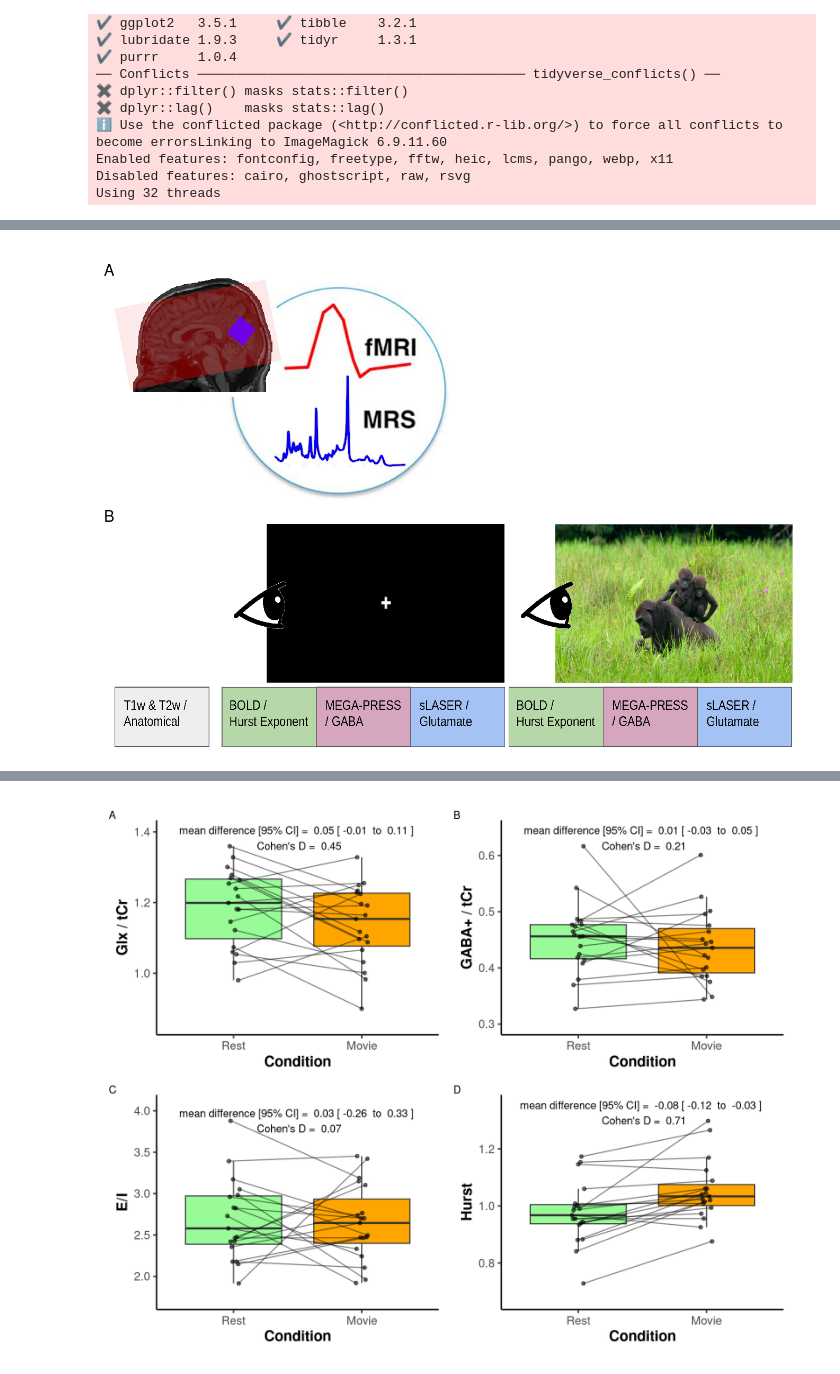
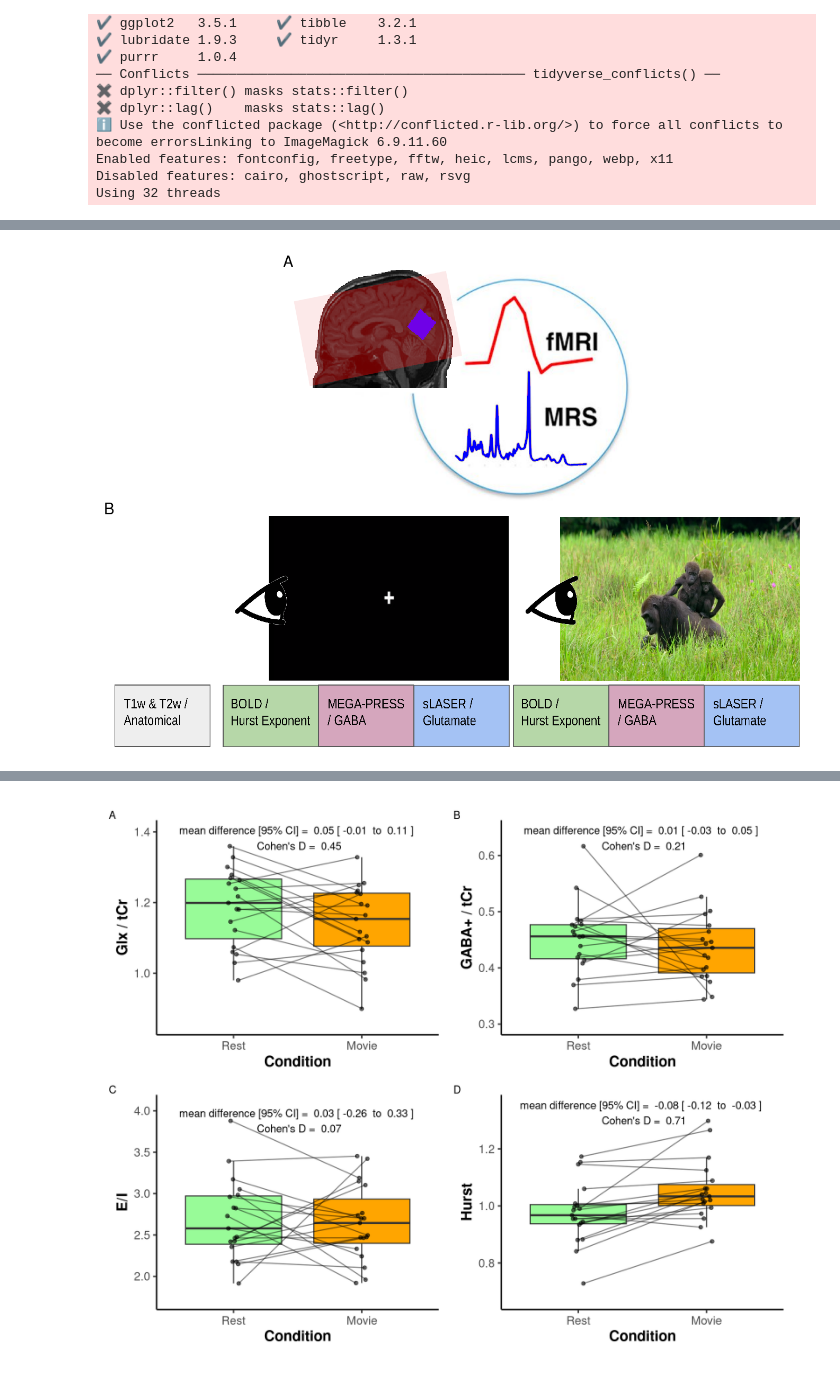
Before and after one commit to WeberLab/EI_Hurst_Manuscript, a Jupyter notebook: index.embed.ipynb, the cells around one changed output, grey strips where cells are left out. Saved outputs shown, nothing was run; the diff lists cells and outputs as text; code cells hidden in the pictures.

```diff
--- a/index.embed.ipynb
+++ b/index.embed.ipynb
@@ -93,15 +89,21 @@ After two anatomical sequences were acquired, participants were instructed to vi
 # %%
+layout="
+  #AA#
+  BBBB
+  "
+
 fmrimrs <- image_read('../Figures/StudyDesign/studydesign_fmri_mrs.png')
 fmrimrs_dim <- image_info(fmrimrs)
+fmrimrs <- ggplot() + background_image(fmrimrs) + theme_void() #+ theme(aspect.ratio = fmrimrs_dim$height / fmrimrs_dim$width)
 
-fmrimrs <- ggplot() + background_image(fmrimrs) + theme_void() +
-  theme(aspect.ratio = fmrimrs_dim$height / fmrimrs_dim$width)
 studydesign <- image_read('../Figures/StudyDesign/StudyDesign.png')
 studydesign <- ggplot() + background_image(studydesign) + theme_void()
-p <- (fmrimrs + plot_spacer()) / studydesign
+# p <- (fmrimrs + plot_spacer()) / studydesign
+p <- fmrimrs + studydesign + plot_layout(design = layout)
+# p + plot_annotation(tag_levels = 'A') & theme(plot.tag = element_text(size = 11))
 p + plot_annotation(tag_levels = 'A') & theme(plot.tag = element_text(size = 11))
 # %% [output]
-[figure, old version]
+[figure, new version]
 # %% [markdown]
 ## Acquisition Details
 
```
Also changed, not shown: parts of 16 cells of this notebook, 40 other files.
